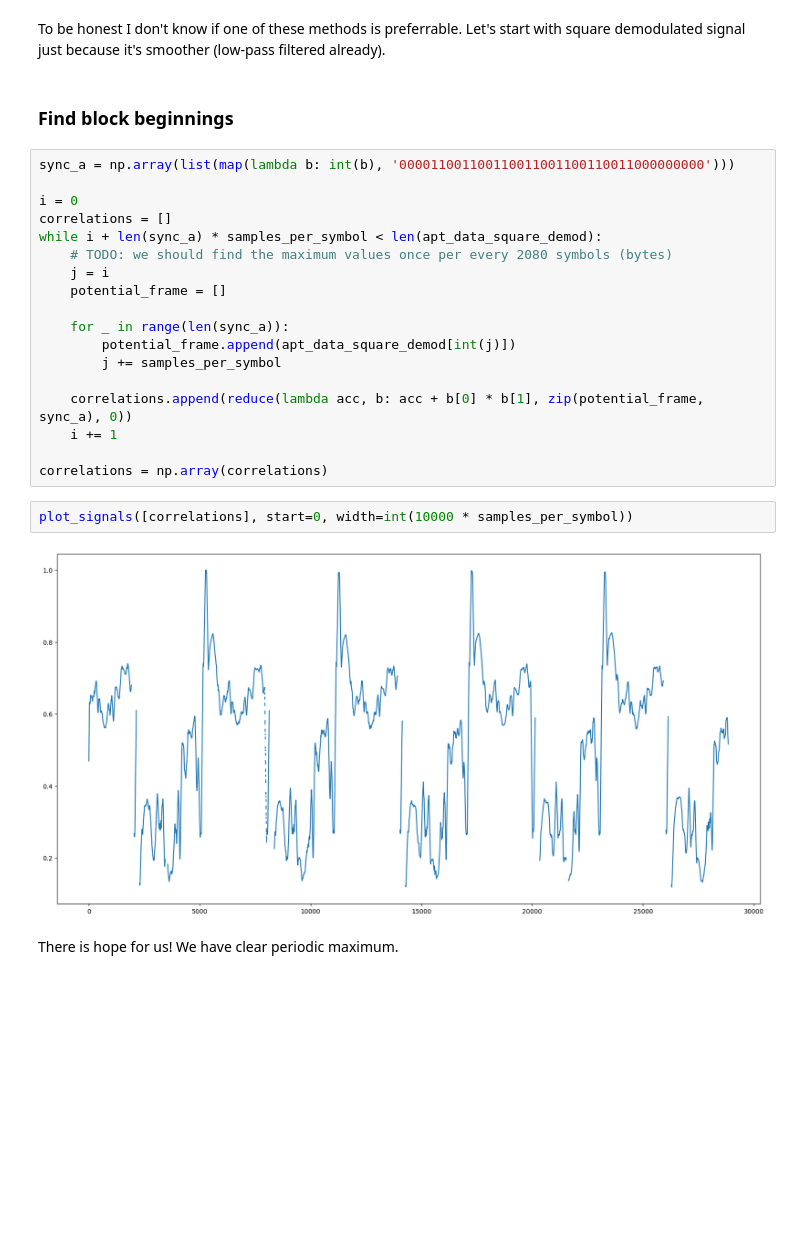
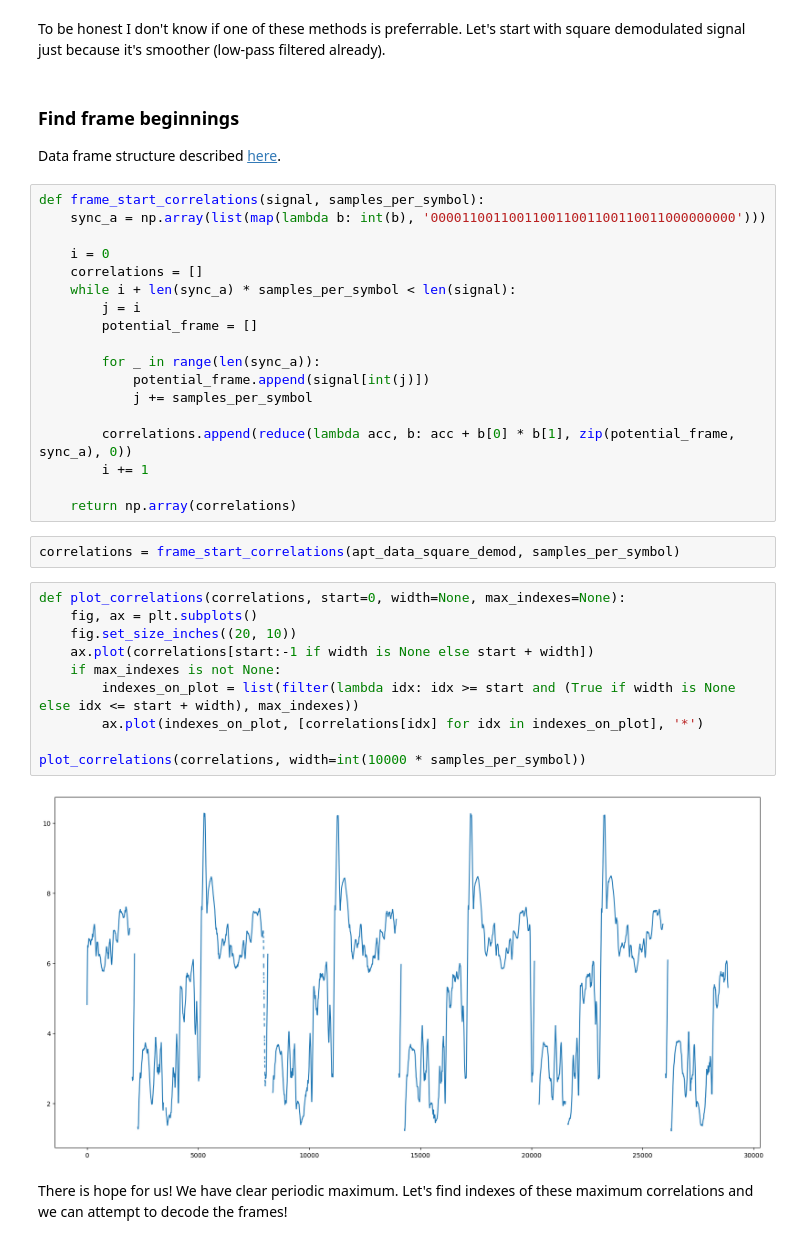
Before and after one commit to enthyp/SDR, a Jupyter notebook: NOAA.ipynb, the cells around one changed output. Drawn from its saved outputs; the diff is of its cells as text; blank space fills up the shorter version.

```diff
--- a/NOAA.ipynb
+++ b/NOAA.ipynb
@@ -88,28 +89,39 @@ plot_signals([apt_data_fast_demod], start=2000, width=int(1000 * samples_per_sym
 # %% [markdown]
 To be honest I don't know if one of these methods is preferrable. Let's start with square demodulated signal just because it's smoother (low-pass filtered already).
 # %% [markdown]
-### Find block beginnings
+### Find frame beginnings
+Data frame structure described [here](https://www.sigidwiki.com/wiki/Automatic_Picture_Transmission_(APT)).
 # %%
-sync_a = np.array(list(map(lambda b: int(b), '000011001100110011001100110011000000000')))
+def frame_start_correlations(signal, samples_per_symbol):
+    sync_a = np.array(list(map(lambda b: int(b), '000011001100110011001100110011000000000')))
 
-i = 0
-correlations = []
-while i + len(sync_a) * samples_per_symbol < len(apt_data_square_demod):
-    # TODO: we should find the maximum values once per every 2080 symbols (bytes)
-    j = i
-    potential_frame = []
+    i = 0
+    correlations = []
+    while i + len(sync_a) * samples_per_symbol < len(signal):
+        j = i
+        potential_frame = []
 
-    for _ in range(len(sync_a)):
-        potential_frame.append(apt_data_square_demod[int(j)])
-        j += samples_per_symbol
+        for _ in range(len(sync_a)):
+            potential_frame.append(signal[int(j)])
+            j += samples_per_symbol
 
-    correlations.append(reduce(lambda acc, b: acc + b[0] * b[1], zip(potential_frame, sync_a), 0))
-    i += 1
+        correlations.append(reduce(lambda acc, b: acc + b[0] * b[1], zip(potential_frame, sync_a), 0))
+        i += 1
 
-correlations = np.array(correlations)
+    return np.array(correlations)
+# %%
+correlations = frame_start_correlations(apt_data_square_demod, samples_per_symbol)
 # %%
-plot_signals([correlations], start=0, width=int(10000 * samples_per_symbol))
+def plot_correlations(correlations, start=0, width=None, max_indexes=None):
+    fig, ax = plt.subplots()
+    fig.set_size_inches((20, 10))
+    ax.plot(correlations[start:-1 if width is None else start + width])
+    if max_indexes is not None:
+        indexes_on_plot = list(filter(lambda idx: idx >= start and (True if width is None else idx <= start + width), max_indexes))
+        ax.plot(indexes_on_plot, [correlations[idx] for idx in indexes_on_plot], '*')
+
+plot_correlations(correlations, width=int(10000 * samples_per_symbol))
 # %% [output]
-[figure, old version]
+[figure, new version]
 # %% [markdown]
-There is hope for us! We have clear periodic maximum.
+There is hope for us! We have clear periodic maximum. Let's find indexes of these maximum correlations and we can attempt to decode the frames!
```
Also changed, not shown: parts of 6 cells of this notebook.
